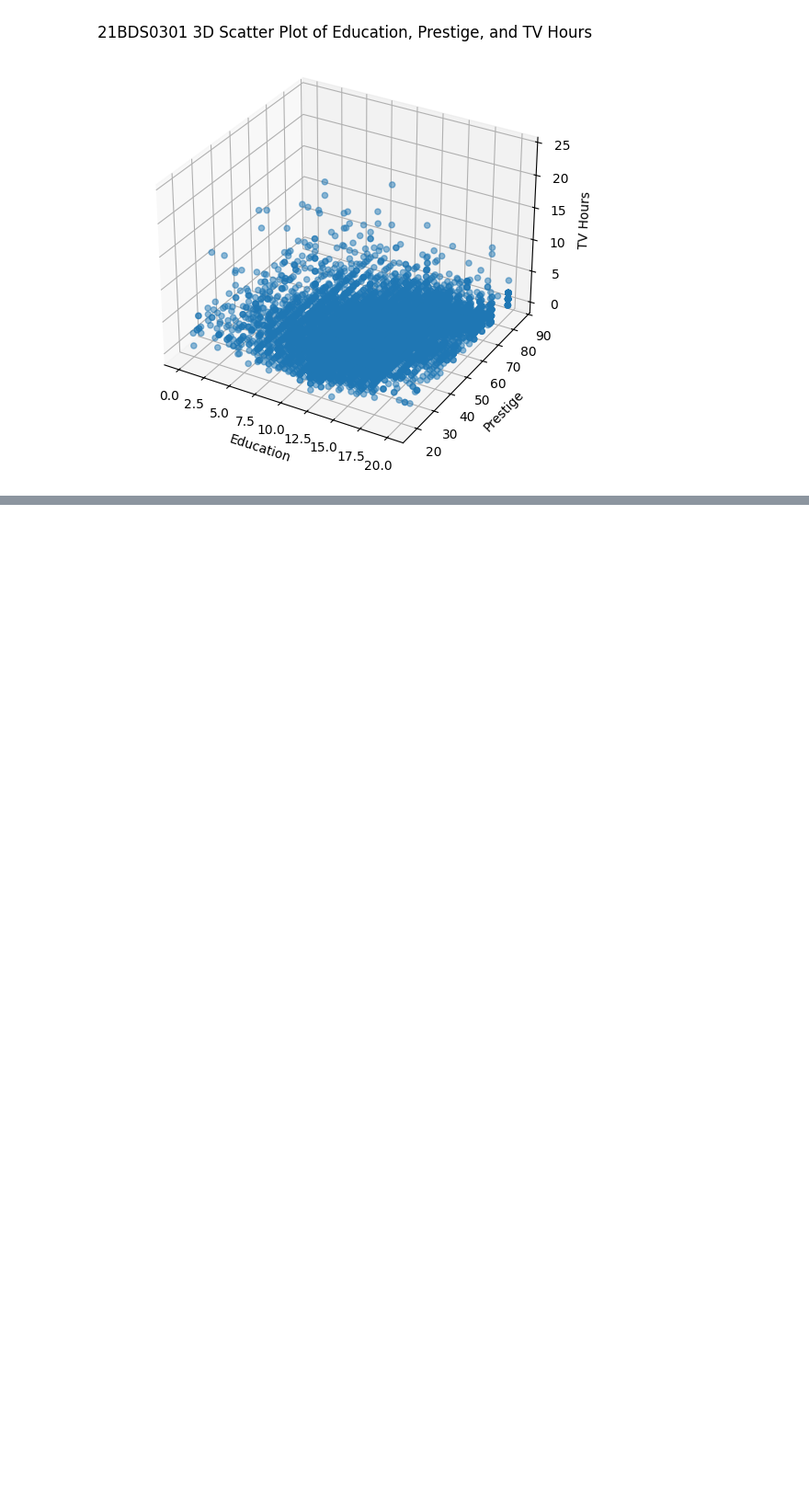
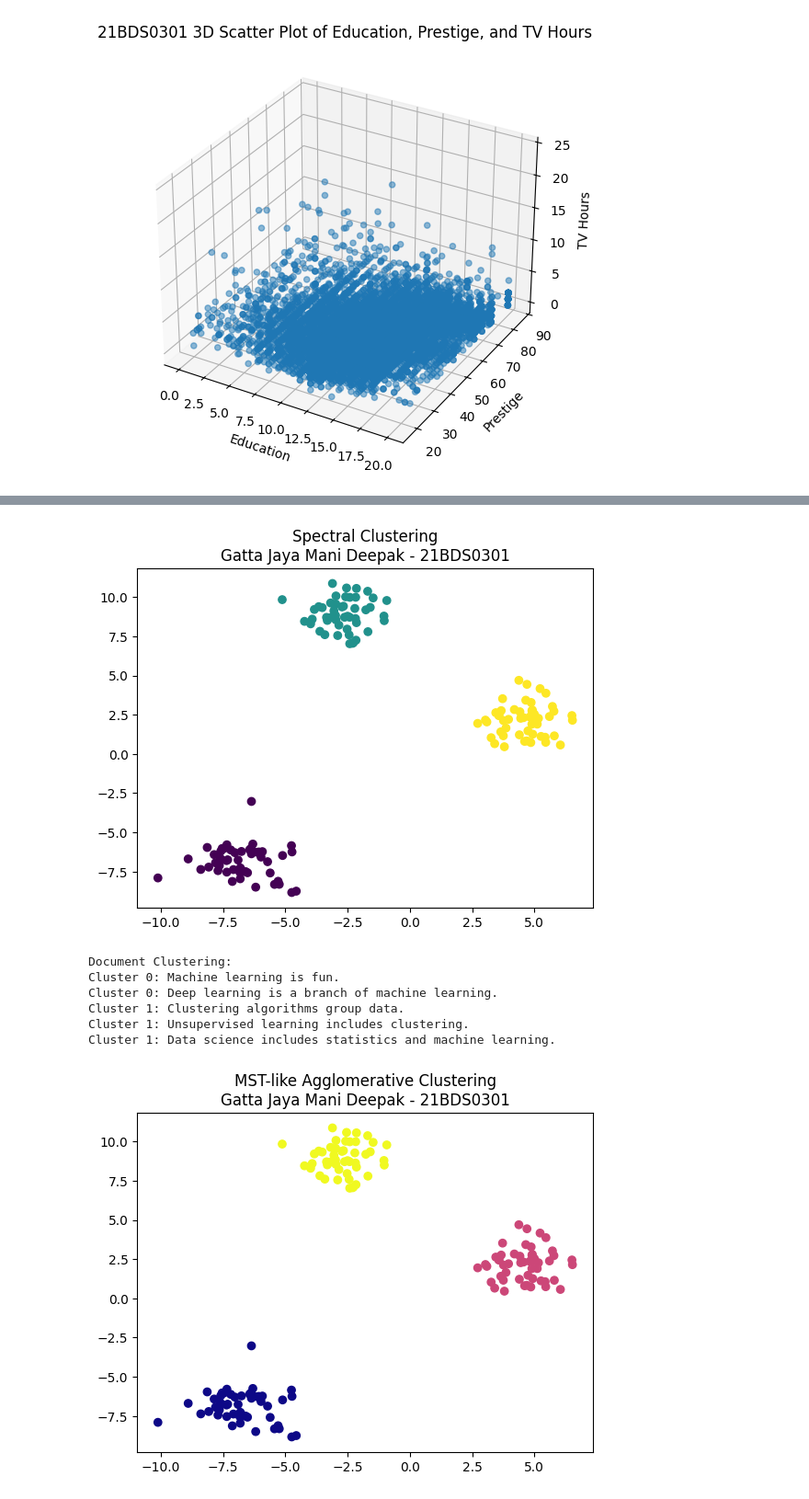
Before and after one commit to gattaDeepak/EDA, a Jupyter notebook: 21BDS0301_EDA.ipynb, the cells around one changed output, grey strips where cells are left out. Shown at 92% size. Cells and saved outputs as stored; diff of their text form; code cells hidden in the pictures; blank space fills up the shorter version.

```diff
--- a/21BDS0301_EDA.ipynb
+++ b/21BDS0301_EDA.ipynb
@@ -175,0 +214,80 @@ plt.show()
+# %%
+import numpy as np
+from sklearn.cluster import SpectralClustering, KMeans, AgglomerativeClustering
+from sklearn.mixture import GaussianMixture
+from sklearn.decomposition import PCA
+from sklearn.metrics import pairwise_distances
+from scipy.sparse.csgraph import minimum_spanning_tree
+from sklearn.feature_extraction.text import TfidfVectorizer
+from sklearn.datasets import make_blobs
+import matplotlib.pyplot as plt
+import seaborn as sns
+
+# Synthetic Data for Demonstration (3 features)
+X, _ = make_blobs(n_samples=150, centers=3, random_state=42)
+
+# --- Spectral Clustering ---
+spectral = SpectralClustering(n_clusters=3, affinity='nearest_neighbors', assign_labels='kmeans', random_state=42)
+labels_spectral = spectral.fit_predict(X)
+
+plt.figure()
+plt.scatter(X[:, 0], X[:, 1], c=labels_spectral, cmap='viridis')
+plt.title("Spectral Clustering\nGatta Jaya Mani Deepak - 21BDS0301")
+plt.show()
+
+# --- Document Clustering using TF-IDF (Simulated Documents) ---
+documents = [
+    "Machine learning is fun.",
+    "Deep learning is a branch of machine learning.",
+    "Clustering algorithms group data.",
+    "Unsupervised learning includes clustering.",
+    "Data science includes statistics and machine learning."
+]
+
+vectorizer = TfidfVectorizer()
+X_docs = vectorizer.fit_transform(documents)
+
+kmeans = KMeans(n_clusters=2, random_state=42)
+doc_labels = kmeans.fit_predict(X_docs)
+
+print("\nDocument Clustering:")
+for idx, label in enumerate(doc_labels):
+    print(f"Cluster {label}: {documents[idx]}")
+
+# --- Minimum Spanning Tree Clustering (Using Hierarchical Clustering) ---
+agg = AgglomerativeClustering(n_clusters=3, linkage='ward')
+labels_agg = agg.fit_predict(X)
+
+plt.figure()
+plt.scatter(X[:, 0], X[:, 1], c=labels_agg, cmap='plasma')
+plt.title("MST-like Agglomerative Clustering\nGatta Jaya Mani Deepak - 21BDS0301")
+plt.show()
+
+# --- Expectation-Maximization (Gaussian Mixture Model) ---
+gmm = GaussianMixture(n_components=3, random_state=42)
+gmm_labels = gmm.fit_predict(X)
+
+plt.figure()
+plt.scatter(X[:, 0], X[:, 1], c=gmm_labels, cmap='coolwarm')
+plt.title("GMM Clustering (EM Algorithm)\nGatta Jaya Mani Deepak - 21BDS0301")
+plt.show()
+
+# --- Outlier Detection using Clustering ---
+# Outliers are those far from cluster centers
+distances = np.min(pairwise_distances(X, gmm.means_), axis=1)
+threshold = np.percentile(distances, 90)
+outliers = distances > threshold
+
+plt.figure()
+plt.scatter(X[:, 0], X[:, 1], c=outliers, cmap='bwr')
+plt.title("Outlier Detection via Clustering Distance\nGatta Jaya Mani Deepak - 21BDS0301")
+plt.show()
+# %% [output]
+[figure, added]
+Document Clustering:
+Cluster 0: Machine learning is fun.
+Cluster 0: Deep learning is a branch of machine learning.
+Cluster 1: Clustering algorithms group data.
+Cluster 1: Unsupervised learning includes clustering.
+Cluster 1: Data science includes statistics and machine learning.
+[figure, added]
```
Also changed, not shown: parts of 16 cells of this notebook.
